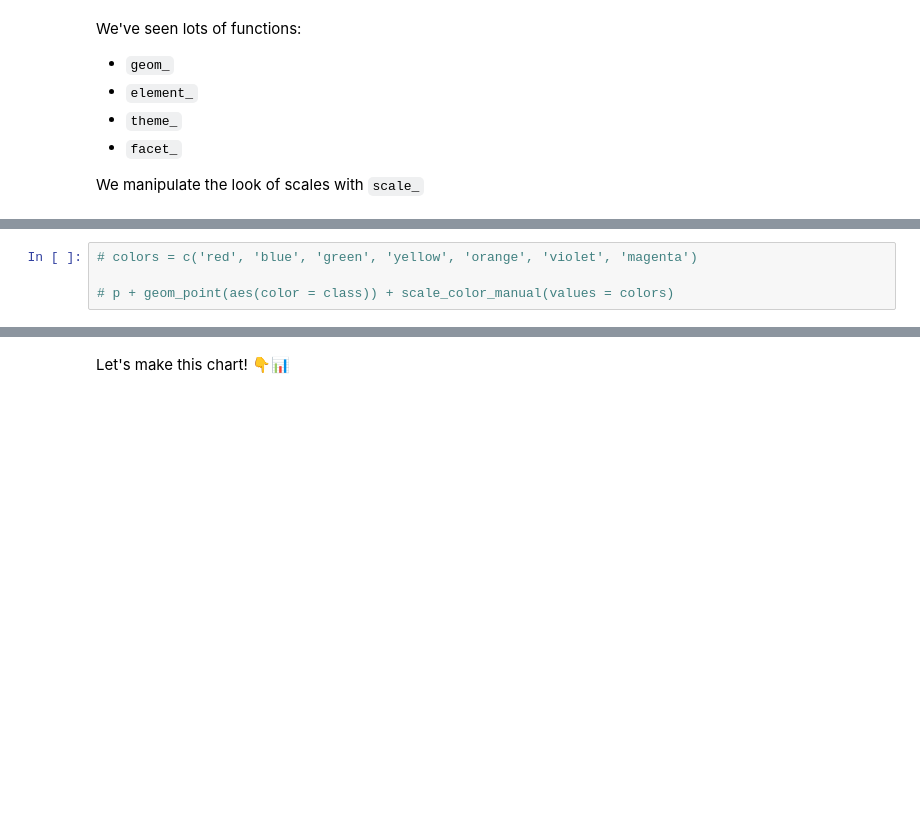
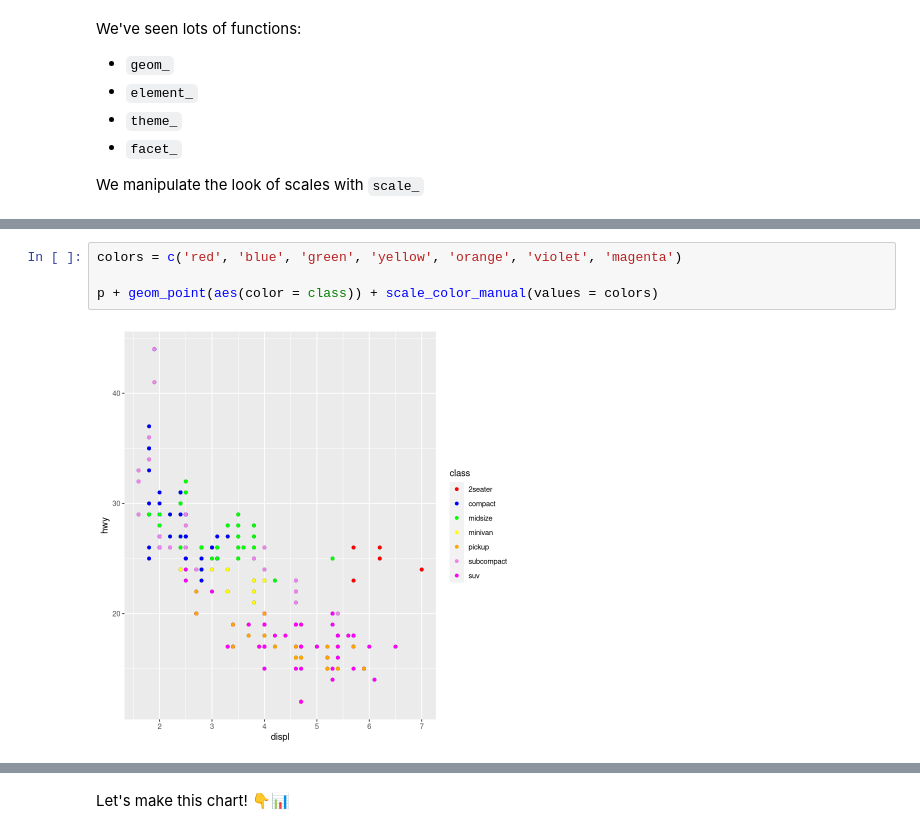
Before and after one commit to mbhatip/BIOS512-1, a Jupyter notebook: lectures/06/06_adjusting_plot_appearance.ipynb, the cells around one changed output, grey strips where cells are left out. Drawn from its saved outputs; the diff is of its cells as text; blank space fills up the shorter version.

```diff
--- a/lectures/06/06_adjusting_plot_appearance.ipynb
+++ b/lectures/06/06_adjusting_plot_appearance.ipynb
@@ -156,5 +172,7 @@ p
 # %%
-# colors = c('red', 'blue', 'green', 'yellow', 'orange', 'violet', 'magenta')
+colors = c('red', 'blue', 'green', 'yellow', 'orange', 'violet', 'magenta')
 
-# p + geom_point(aes(color = class)) + scale_color_manual(values = colors)
+p + geom_point(aes(color = class)) + scale_color_manual(values = colors)
+# %% [output]
+[figure, added]
 # %%
```
Also changed, not shown: parts of 10 cells of this notebook, 7 other files.
